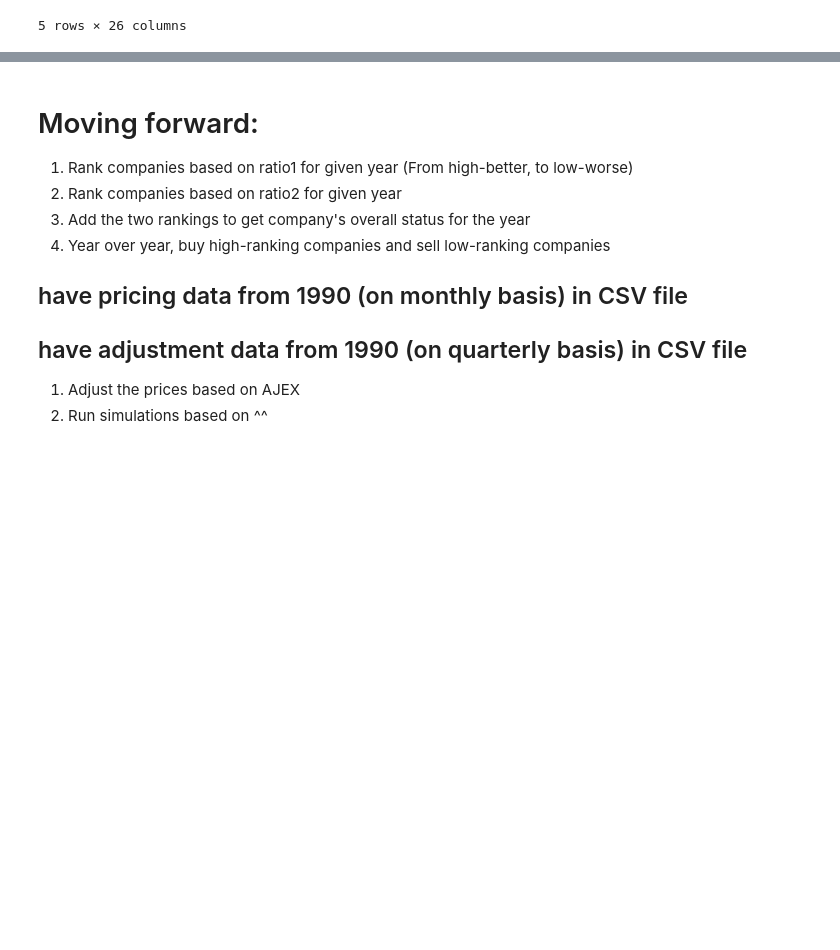
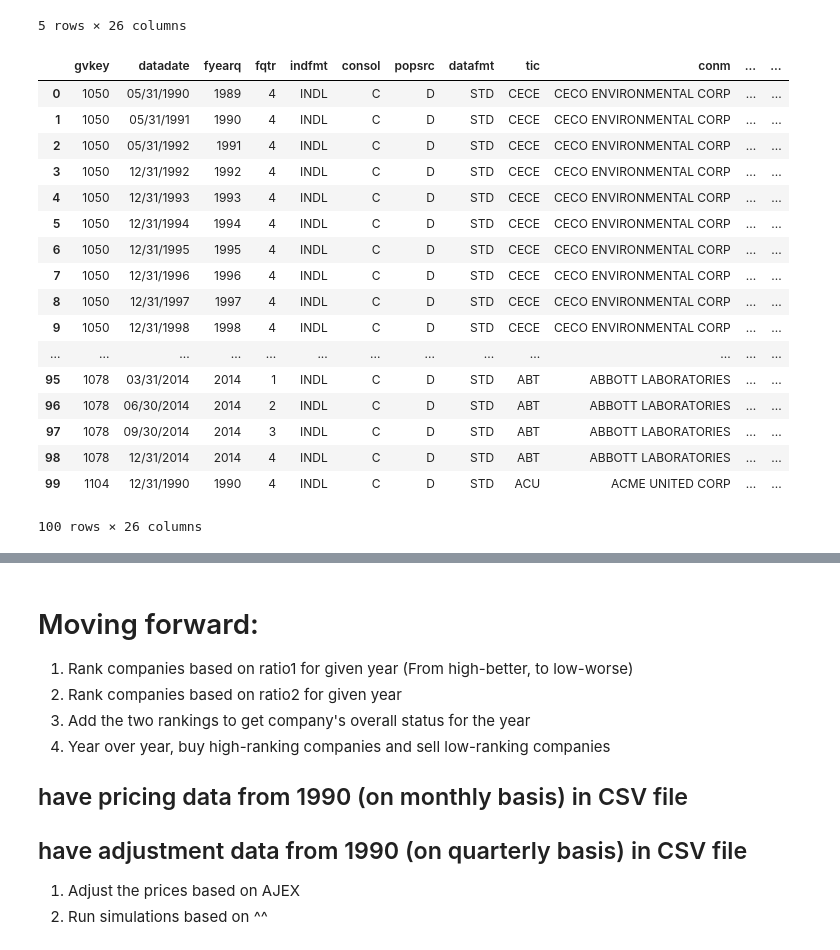
Before and after one commit to ziziberry/Stat107MagicFormula, a Jupyter notebook: MagicFormulaInvesting.ipynb, the cells around one changed output, grey strips where cells are left out. Drawn from its saved outputs; the diff is of its cells as text; code cells hidden in the pictures; blank space fills up the shorter version.

```diff
--- a/MagicFormulaInvesting.ipynb
+++ b/MagicFormulaInvesting.ipynb
@@ -189,5 +183,29 @@ df.to_csv("test.csv")
 # %%
 df=df[~np.isnan(df['chq'])]
+# %%
+df.to_csv("CleanedQuarterlyEBITCash.csv")
+df=pd.read_csv("CleanedQuarterlyEBITCash.csv")
+df=df.drop(['Unnamed: 0'],axis=1)
+df.head(100)
+# %% [output]
+|  | gvkey | datadate | fyearq | fqtr | indfmt | consol | popsrc | datafmt | tic | conm | ... | ... |
+| 0 | 1050 | 05/31/1990 | 1989 | 4 | INDL | C | D | STD | CECE | CECO ENVIRONMENTAL CORP | ... | ... |
+| 1 | 1050 | 05/31/1991 | 1990 | 4 | INDL | C | D | STD | CECE | CECO ENVIRONMENTAL CORP | ... | ... |
+| 2 | 1050 | 05/31/1992 | 1991 | 4 | INDL | C | D | STD | CECE | CECO ENVIRONMENTAL CORP | ... | ... |
+| 3 | 1050 | 12/31/1992 | 1992 | 4 | INDL | C | D | STD | CECE | CECO ENVIRONMENTAL CORP | ... | ... |
+| 4 | 1050 | 12/31/1993 | 1993 | 4 | INDL | C | D | STD | CECE | CECO ENVIRONMENTAL CORP | ... | ... |
+| 5 | 1050 | 12/31/1994 | 1994 | 4 | INDL | C | D | STD | CECE | CECO ENVIRONMENTAL CORP | ... | ... |
+| 6 | 1050 | 12/31/1995 | 1995 | 4 | INDL | C | D | STD | CECE | CECO ENVIRONMENTAL CORP | ... | ... |
+| 7 | 1050 | 12/31/1996 | 1996 | 4 | INDL | C | D | STD | CECE | CECO ENVIRONMENTAL CORP | ... | ... |
+| 8 | 1050 | 12/31/1997 | 1997 | 4 | INDL | C | D | STD | CECE | CECO ENVIRONMENTAL CORP | ... | ... |
+| 9 | 1050 | 12/31/1998 | 1998 | 4 | INDL | C | D | STD | CECE | CECO ENVIRONMENTAL CORP | ... | ... |
+| ... | ... | ... | ... | ... | ... | ... | ... | ... | ... | ... | ... | ... |
+| 95 | 1078 | 03/31/2014 | 2014 | 1 | INDL | C | D | STD | ABT | ABBOTT LABORATORIES | ... | ... |
+| 96 | 1078 | 06/30/2014 | 2014 | 2 | INDL | C | D | STD | ABT | ABBOTT LABORATORIES | ... | ... |
+| 97 | 1078 | 09/30/2014 | 2014 | 3 | INDL | C | D | STD | ABT | ABBOTT LABORATORIES | ... | ... |
+| 98 | 1078 | 12/31/2014 | 2014 | 4 | INDL | C | D | STD | ABT | ABBOTT LABORATORIES | ... | ... |
+| 99 | 1104 | 12/31/1990 | 1990 | 4 | INDL | C | D | STD | ACU | ACME UNITED CORP | ... | ... |
+100 rows × 26 columns
 # %%
 # basic function to calculate ratio 1 across a row
 # ratio 1 = EBIT / (NFA + NWC)
```
Also changed, not shown: parts of 14 cells of this notebook, 2 other files.
